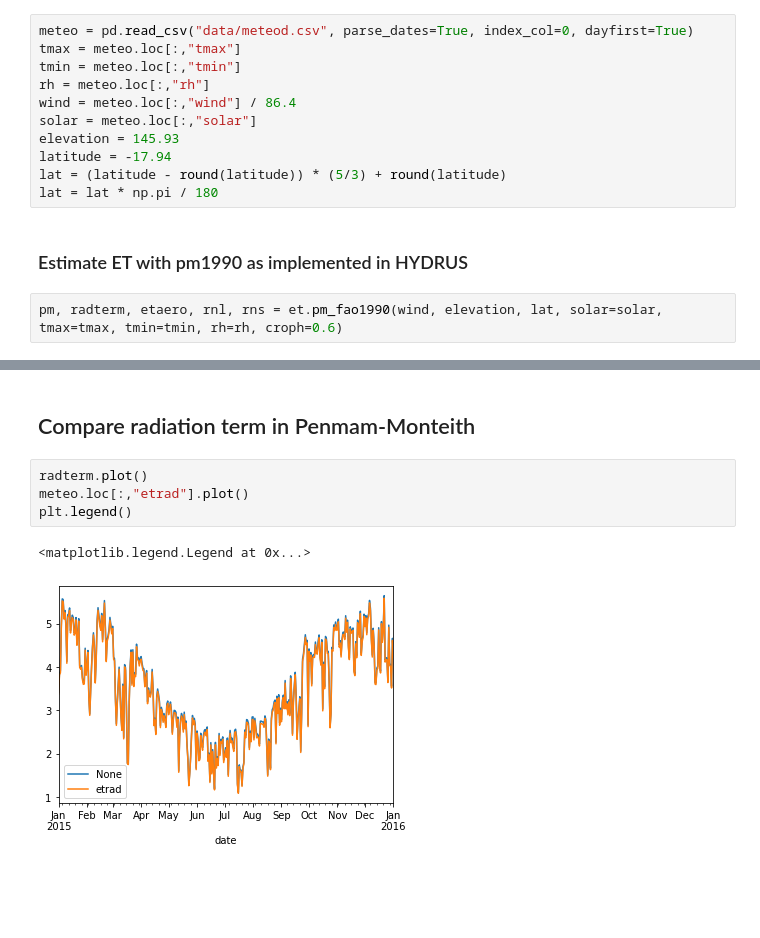
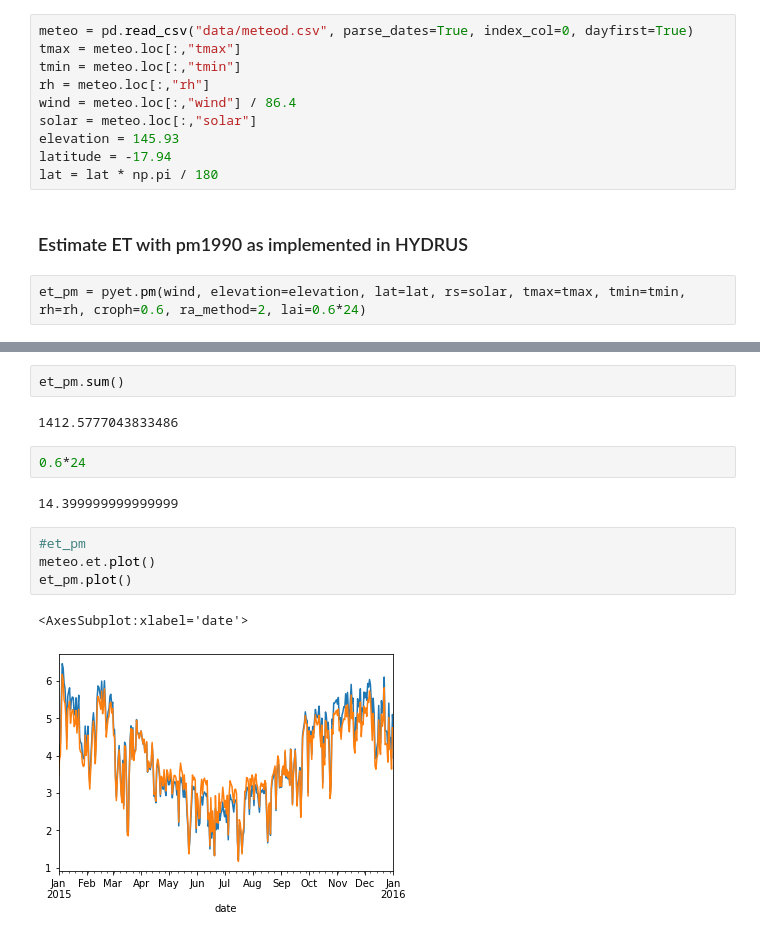
Before and after one commit to pyet-org/pyet, a Jupyter notebook: examples/example_replicating_HYDRUS.ipynb, the cells around one changed output, grey strips where cells are left out. Drawn from its saved outputs; the diff is of its cells as text; blank space fills up the shorter version.

Commit message:
updated methods

```diff
--- a/examples/example_replicating_HYDRUS.ipynb
+++ b/examples/example_replicating_HYDRUS.ipynb
@@ -22,9 +22,8 @@ wind = meteo.loc[:,"wind"] / 86.4
 solar = meteo.loc[:,"solar"]
 elevation = 145.93
 latitude = -17.94
-lat = (latitude - round(latitude)) * (5/3) + round(latitude)
 lat = lat * np.pi / 180
 # %% [markdown]
 ### Estimate ET with pm1990 as implemented in HYDRUS
 # %%
-pm, radterm, etaero, rnl, rns = et.pm_fao1990(wind, elevation, lat, solar=solar, tmax=tmax, tmin=tmin, rh=rh, croph=0.6)
+et_pm = pyet.pm(wind, elevation=elevation, lat=lat, rs=solar, tmax=tmax, tmin=tmin, rh=rh, croph=0.6, ra_method=2, lai=0.6*24)
@@ -58,9 +30,15 @@ plt.legend()
-# %% [markdown]
-## Compare radiation term in Penmam-Monteith
-# %%
-radterm.plot()
-meteo.loc[:,"etrad"].plot()
-plt.legend()
-# %% [output]
-<matplotlib.legend.Legend at 0x...>
-[figure, removed]
+# %%
+et_pm.sum()
+# %% [output]
+1412.5777043833486
+# %%
+0.6*24
+# %% [output]
+14.399999999999999
+# %%
+#et_pm
+meteo.et.plot()
+et_pm.plot()
+# %% [output]
+<AxesSubplot:xlabel='date'>
+[figure, added]
```
Also changed, not shown: parts of 9 cells of this notebook, 2 other files.
